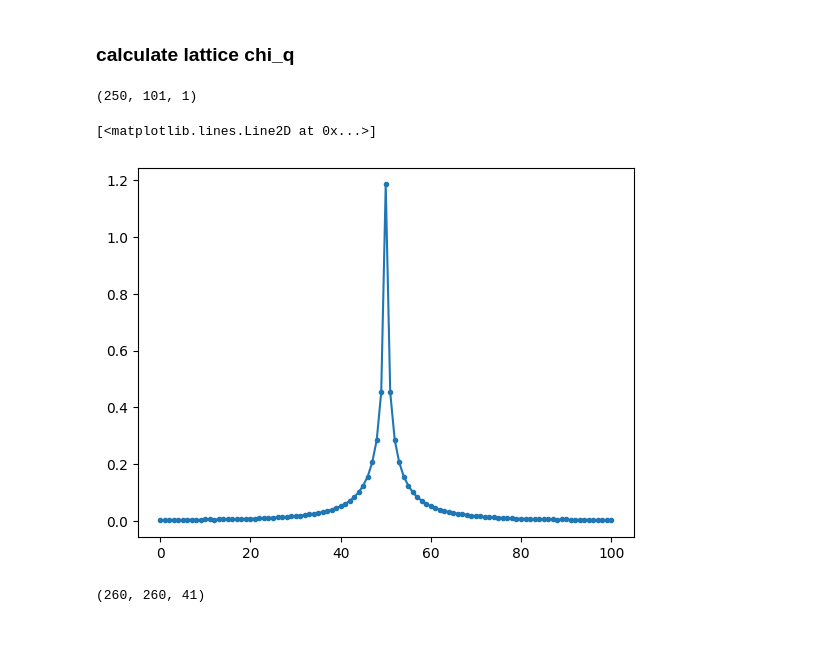
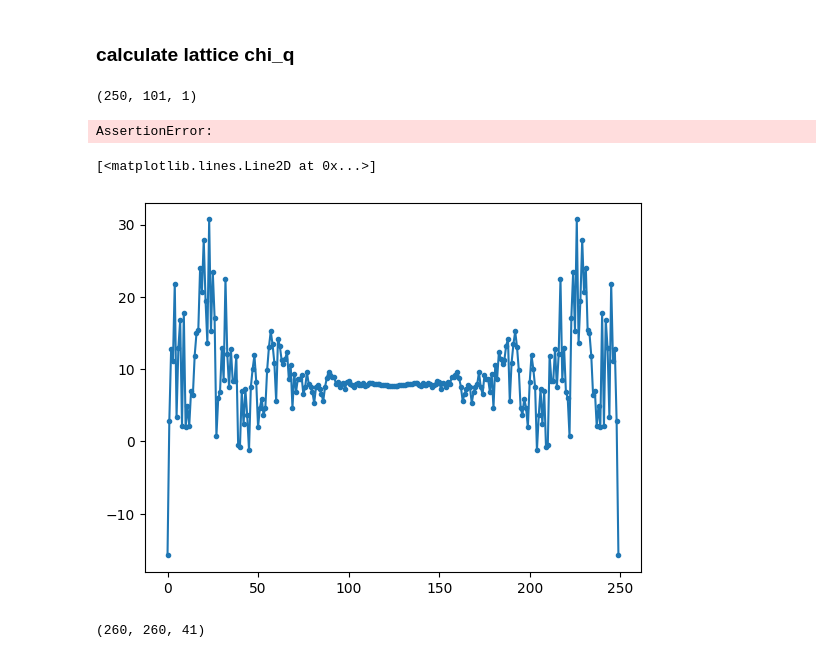
Before and after one commit to emoghadas/lDGA, a Jupyter notebook: example/lDGA_test.ipynb, the cells around one changed output. Cells and saved outputs as stored; diff of their text form; code cells hidden in the pictures.

```diff
--- a/example/lDGA_test.ipynb
+++ b/example/lDGA_test.ipynb
@@ -57,26 +57,27 @@ np.float64(0.9504318658627897)
 chi0_w = bse.chi0_loc_w(beta, g, n4iwf, n4iwb)
 
 # kgrid has to be initialized beforehand
-kpoints = np.linspace(-np.pi,np.pi,96,endpoint=False)
+kpoints = np.linspace(-np.pi,np.pi,48,endpoint=False)
 k_grid = np.meshgrid(kpoints,kpoints)
 k_grid = np.array(k_grid).reshape(2,-1).T
 
-chi0_q_w = bse.chi0_w_q(beta, mu, s, k_grid, kdim, 96**2, np.array([[np.pi,np.pi]]), niwf, n4iwf, n4iwb)
+chi0_q_w = bse.chi0_w_q(beta, mu, s, k_grid, 48**2, np.array([[0.,0.]]), niwf, n4iwf, n4iwb)
 print(chi0_q_w.shape)
 
 #u = U*np.ones([2*n4iwb+1], dtype=np.float64)
-data = bse.chi_v_r_w_q(beta, U, w0, g0, chi0_w, chi0_q_w, g2, n4iwf, n4iwb, qpoints=np.array([[np.pi,np.pi]]), nk=96)
+data = bse.chi_v_r_w_q(beta, U, w0, g0, chi0_w, chi0_w.reshape(*chi0_w.shape,1), g2, n4iwf, n4iwb, qpoints=np.array([[0.,0.]]))
 # %% [output]
 (250, 101, 1)
+AssertionError:
 # %%
 import matplotlib.pyplot as plt
 
-chi = data[4]
+chi = data[3]
 
-plt.plot(chi, ".-")
+plt.plot(chi[:,50,3], ".-")
 # %% [output]
 [<matplotlib.lines.Line2D at 0x...>]
-[figure, old version]
+[figure, new version]
 # %%
 F_d, F_m = bse.F_r_loc(beta, chi0_w, g2, n4iwf, n4iwb)
 
```
Also changed, not shown: parts of 2 cells of this notebook, 4 other files.
